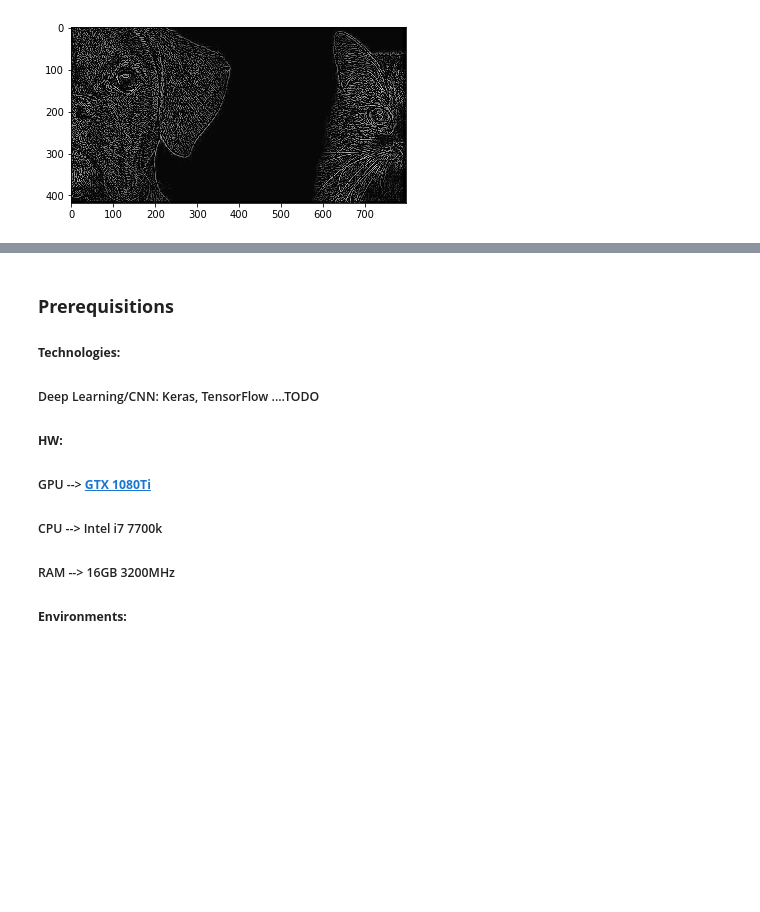
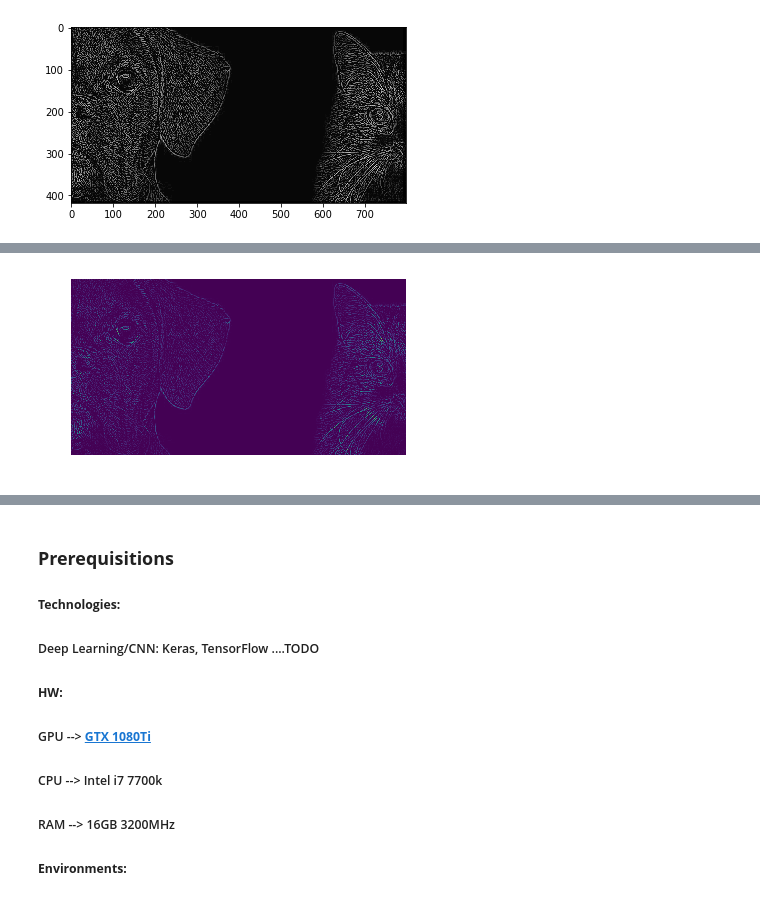
Before and after one commit to 181210/dat158, a Jupyter notebook: Oblig_2/Oblig_2ML.ipynb, the cells around one changed output, grey strips where cells are left out. Saved outputs shown, nothing was run; the diff lists cells and outputs as text; code cells hidden in the pictures; blank space fills up the shorter version.

```diff
--- a/Oblig_2/Oblig_2ML.ipynb
+++ b/Oblig_2/Oblig_2ML.ipynb
@@ -204,0 +215,94 @@ image matrix size:  (420, 800)
+# %%
+    import matplotlib.pyplot as plt
+    from scipy import misc
+    import numpy as np
+    from skimage import exposure
+    from math import ceil
+    import imageio
+
+    def convolution2d(conv_input, conv_kernel, bias=0.1, strides=(1, 1), padding='valid'):
+
+        # This function which takes an input (Tensor) and a kernel (Tensor)
+        # and returns the convolution of them
+        # Args:
+        #   conv_input: a numpy array of size [input_height, input_width, input # of channels].
+        #   conv_kernel: a numpy array of size [kernel_height, kernel_width, input # of channels]
+        #                represents the kernel of the Convolutional Layer's filter.
+        #   bias: a scalar value, represents the bias of the Convolutional Layer's filter.
+        #   strides: a tuple of (convolution vertical stride, convolution horizontal stride).
+        #   padding: type of the padding scheme: 'same' or 'valid'.
+        # Returns:
+        #   a numpy array (convolution output).
+
+        assert len(conv_kernel.shape) == 3, "The size of the kernel should be (kernel_height, kernel_width, input # of channels)"
+        assert len(conv_input.shape) == 3, "The size of the input should be (input_height, input_width, input # of channels)"
+        assert conv_kernel.shape[2] == conv_input.shape[2], "the input and the kernel should have the same depth."
+
+        input_w, input_h = conv_input.shape[1], conv_input.shape[0]      # input_width and input_height
+        kernel_w, kernel_h = conv_kernel.shape[1], conv_kernel.shape[0]  # kernel_width and kernel_height
+
+        if padding == 'same':
+            output_height = int(ceil(float(input_h) / float(strides[0])))
+            output_width = int(ceil(float(input_w) / float(strides[1])))
+
+            # Calculate the number of zeros which are needed to add as padding
+            pad_along_height = max((output_height - 1) * strides[0] + kernel_h - input_h, 0)
+            pad_along_width = max((output_width - 1) * strides[1] + kernel_w - input_w, 0)
+
+            pad_top = pad_along_height // 2             # amount of zero padding on the top
+            pad_bottom = pad_along_height - pad_top     # amount of zero padding on the bottom
+            pad_left = pad_along_width // 2             # amount of zero padding on the left
+            pad_right = pad_along_width - pad_left      # amount of zero padding on the right
+
+            output = np.zeros((output_height, output_width))  # convolution output
+
+            # Add zero padding to the input image
+            image_padded = np.zeros((conv_input.shape[0] + pad_along_height,
+                                     conv_input.shape[1] + pad_along_width, conv_input.shape[2]))
+            image_padded[pad_top:-pad_bottom, pad_left:-pad_right, :] = conv_input
+
+            # Loop over every pixel of the output
+            for x in range(output_width):
+                for y in range(output_height):
+                    # element-wise multiplication of the kernel and the image
+                    output[y, x] = (conv_kernel * image_padded[y * strides[0]:y * strides[0] + kernel_h,
+                                    x * strides[1]:x * strides[1] + kernel_w, :]).sum() + bias
+
+        elif padding == 'valid':
+            output_height = int(ceil(float(input_h - kernel_h + 1) / float(strides[0])))
+            output_width = int(ceil(float(input_w - kernel_w + 1) / float(strides[1])))
+
+            output = np.zeros((output_height, output_width))  # convolution output
+
+            # Loop over every pixel of the output
+            for x in range(output_width):
+                for y in range(output_height):
+                    # element-wise multiplication of the kernel and the image
+                    output[y, x] = (conv_kernel * conv_input[y * strides[0]:y * strides[0] + kernel_h,
+                                    x * strides[1]:x * strides[1] + kernel_w, :]).sum() + bias
+
+        return np.maximum(output, 0)
+
+    # load the image as RGB (3 channels)
+    img = imageio.imread('https://assets.rebelcircus.com/blog/wp-content/uploads/2017/11/4234234-85.jpg', pilmode="RGB")
+
+    # Kernel for edge detection
+    kernel = np.array([[-1, -1, -1], [-1, 8, -1], [-1, -1, -1]])[..., None]
+    kernel = np.repeat(kernel, 3, axis=2)
+
+    # Convolve image and kernel
+    image_edges= convolution2d(img, kernel)
+
+    print('\n First 5 columns and rows of the image_edge_detection matrix: \n', image_edges[:5,:5])
+
+    # Plot the filtered image
+    plt.imshow(image_edges)
+    plt.axis('off')
+    plt.show()
+
+    # Adjust the contrast of the filtered image by applying Histogram Equalization
+    image_edges_equalized = exposure.equalize_adapthist(image_edges / np.max(np.abs(image_edges)), clip_limit=0.05)
+    plt.imshow(image_edges_equalized)
+    plt.axis('off')
+    plt.show()
+# %% [output]
@@ -204,0 +315 @@ image matrix size:  (420, 800)
+[figure, added]
```
Also changed, not shown: parts of 8 cells of this notebook, 1 other file.
